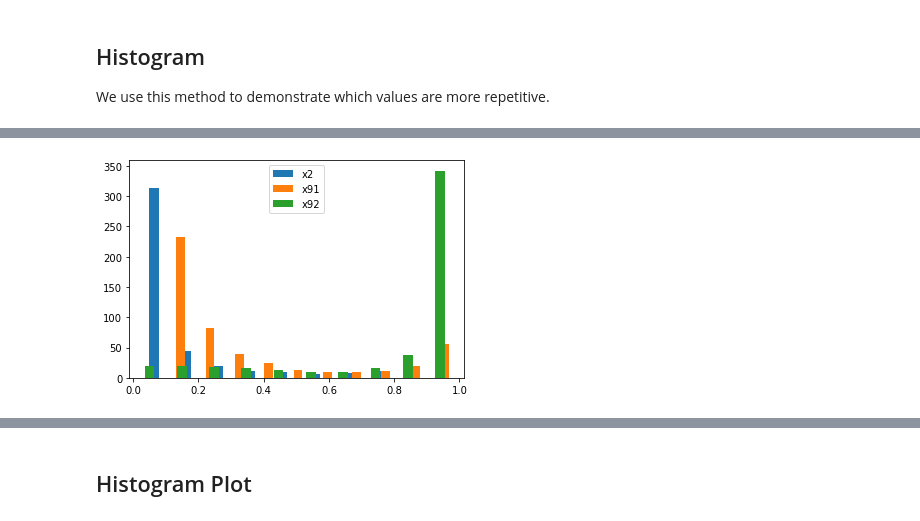
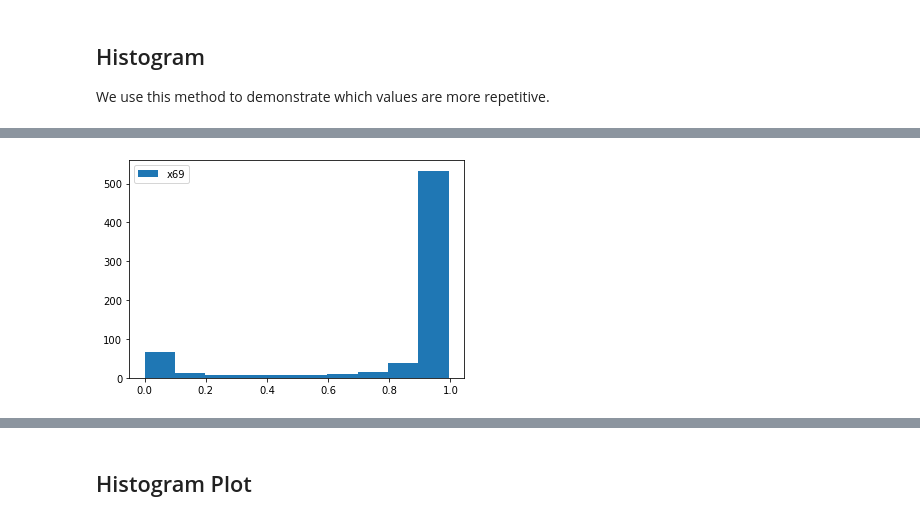
Before and after one commit to parsa-rangriz/ML, a Jupyter notebook: Data Analysis.ipynb, the cells around one changed output, grey strips where cells are left out. Cells and saved outputs as stored; diff of their text form; code cells hidden in the pictures.

```diff
--- a/Data Analysis.ipynb
+++ b/Data Analysis.ipynb
@@ -117,8 +125,10 @@ We use this method to demonstrate which values are more repetitive.
 # %%
-n, bins, patches = plt.hist(x=data.x2, rwidth=0.3, label = 'x2')
-n, bins, patches = plt.hist(x=data.x91, rwidth=0.3, label = 'x91')
-n, bins, patches = plt.hist(x=data.x92, rwidth=0.3, label = 'x92')
+n, bins, patches = plt.hist(x=data.iloc[:,69], label = 'x69')
+# n, bins, patches = plt.hist(x=data.iloc[:,67], label = 'x67')
+# n, bins, patches = plt.hist(x=data.iloc[:,73], label = 'x80')
+# n, bins, patches = plt.hist(x=data.iloc[:,75], label = 'x85')
+plt.xlim()
 plt.legend()
 plt.show()
 # %% [output]
-[figure, old version]
+[figure, new version]
```
Also changed, not shown: parts of 21 cells of this notebook.
